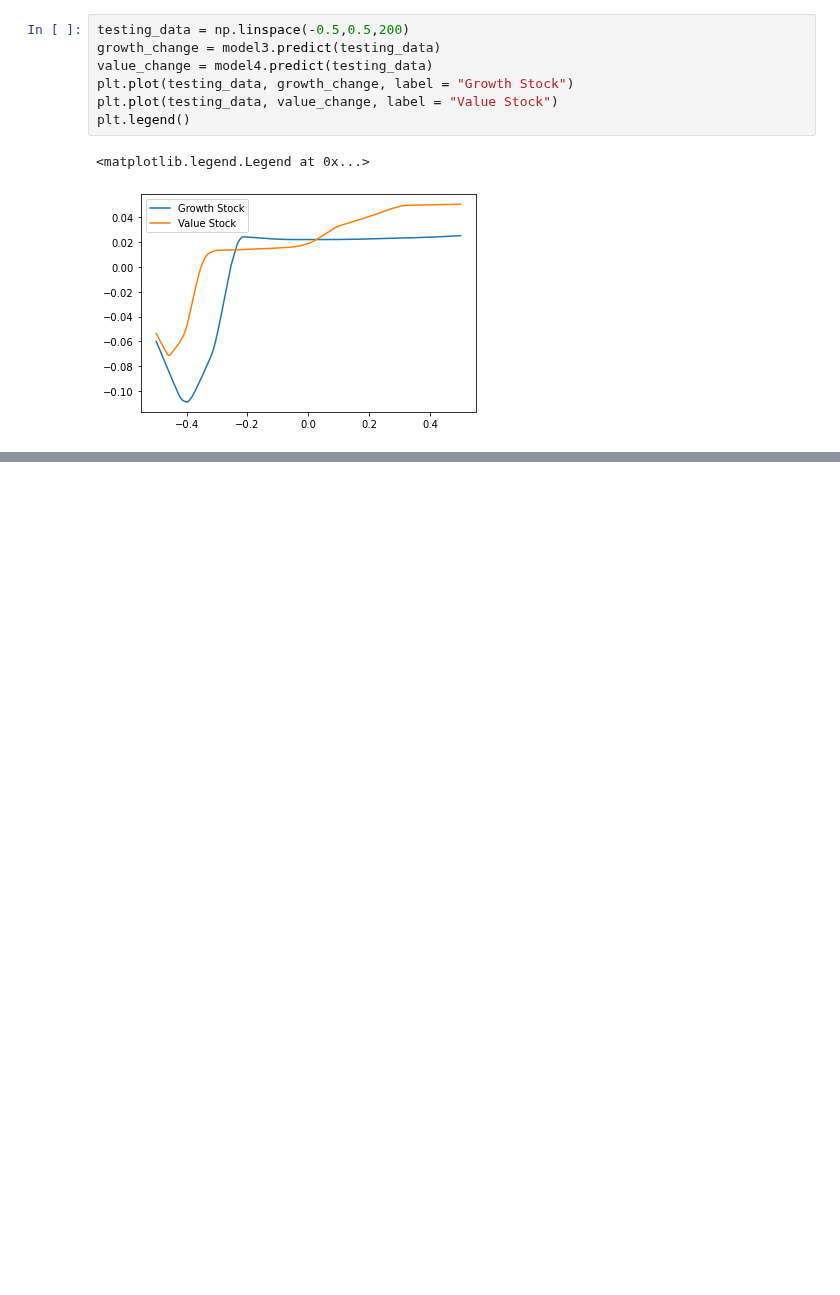
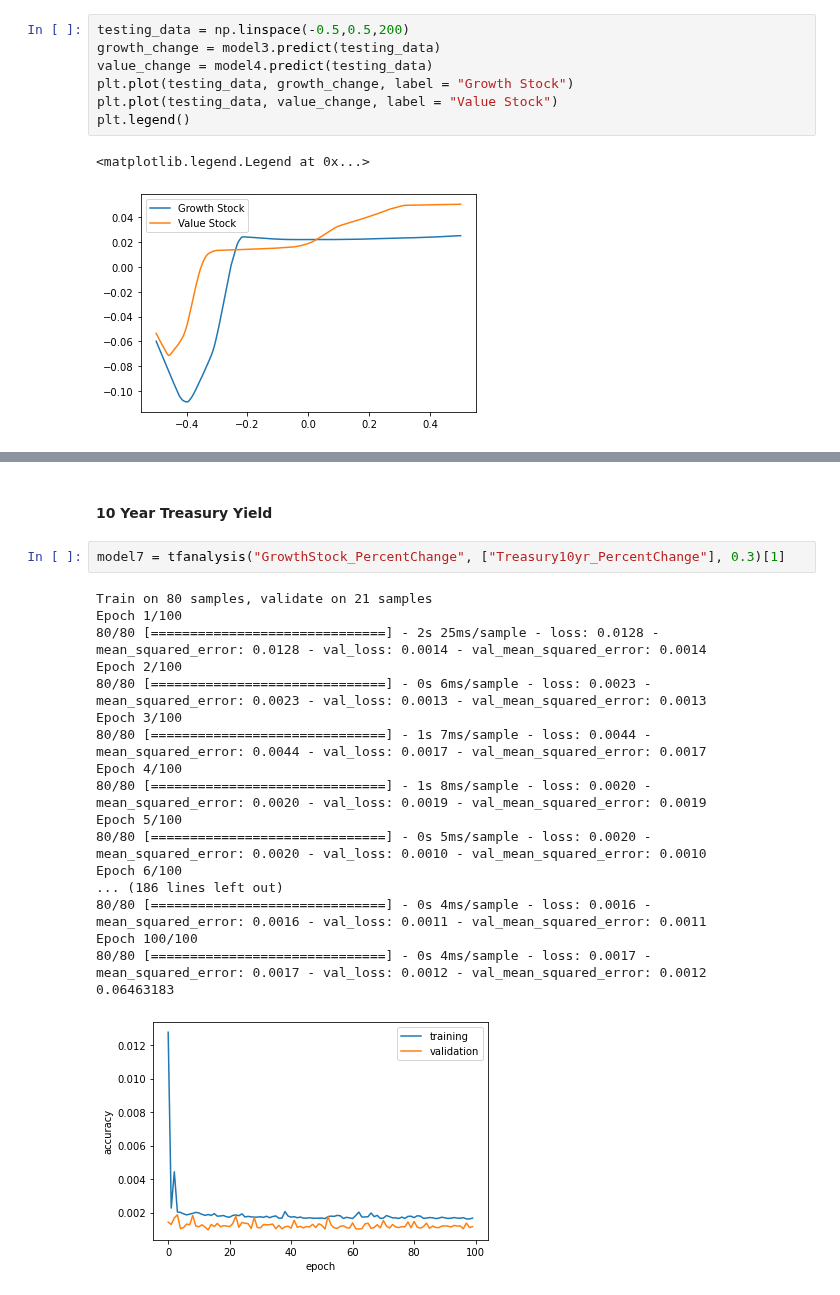
Before and after one commit to lu18cheng/pic16b_stock_analysis, a Jupyter notebook: code/Neural Networks.ipynb, the cells around one changed output, grey strips where cells are left out. Saved outputs shown, nothing was run; the diff lists cells and outputs as text; blank space fills up the shorter version.

```diff
--- a/code/Untitled.ipynb
+++ b/code/Neural Networks.ipynb
@@ -239,0 +294,23 @@ plt.legend()
+# %% [markdown]
+#### 10 Year Treasury Yield
+# %%
+model7 = tfanalysis("GrowthStock_PercentChange", ["Treasury10yr_PercentChange"], 0.3)[1]
+# %% [output]
+Train on 80 samples, validate on 21 samples
+Epoch 1/100
+80/80 [==============================] - 2s 25ms/sample - loss: 0.0128 - mean_squared_error: 0.0128 - val_loss: 0.0014 - val_mean_squared_error: 0.0014
+Epoch 2/100
+80/80 [==============================] - 0s 6ms/sample - loss: 0.0023 - mean_squared_error: 0.0023 - val_loss: 0.0013 - val_mean_squared_error: 0.0013
+Epoch 3/100
+80/80 [==============================] - 1s 7ms/sample - loss: 0.0044 - mean_squared_error: 0.0044 - val_loss: 0.0017 - val_mean_squared_error: 0.0017
+Epoch 4/100
+80/80 [==============================] - 1s 8ms/sample - loss: 0.0020 - mean_squared_error: 0.0020 - val_loss: 0.0019 - val_mean_squared_error: 0.0019
+Epoch 5/100
+80/80 [==============================] - 0s 5ms/sample - loss: 0.0020 - mean_squared_error: 0.0020 - val_loss: 0.0010 - val_mean_squared_error: 0.0010
+Epoch 6/100
+... (186 lines left out)
+80/80 [==============================] - 0s 4ms/sample - loss: 0.0016 - mean_squared_error: 0.0016 - val_loss: 0.0011 - val_mean_squared_error: 0.0011
+Epoch 100/100
+80/80 [==============================] - 0s 4ms/sample - loss: 0.0017 - mean_squared_error: 0.0017 - val_loss: 0.0012 - val_mean_squared_error: 0.0012
+0.06463183
+[figure, added]
```
Also changed, not shown: parts of 6 cells of this notebook.
